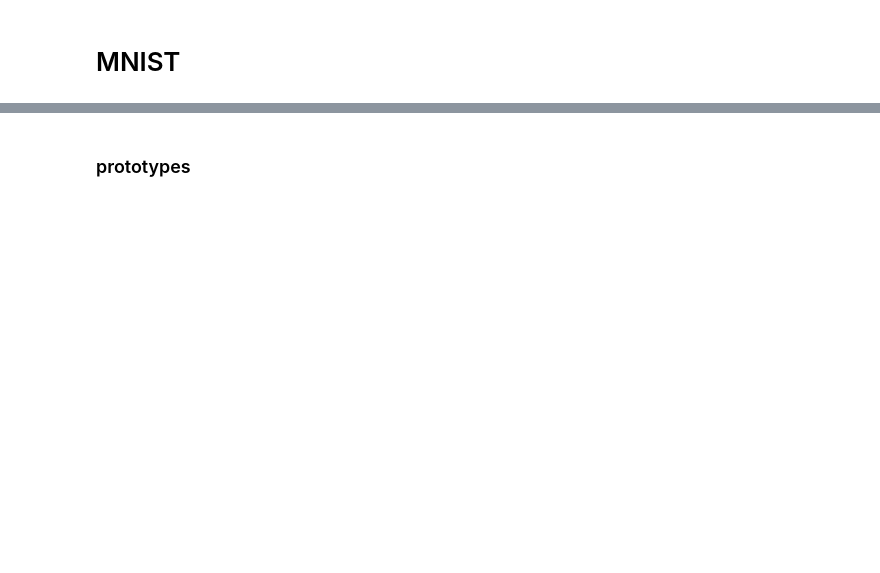
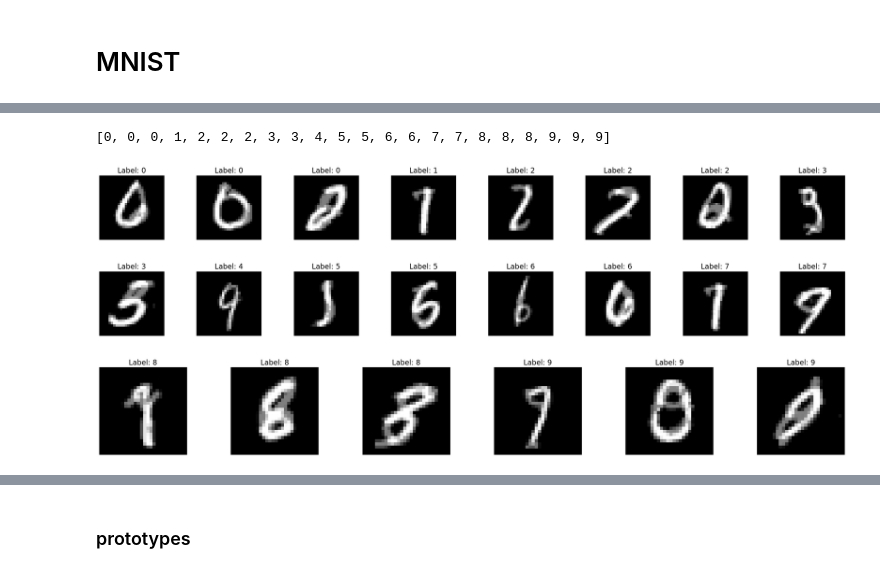
Before and after one commit to jsebastianquiroga/tesis_mapeo_distribucion, a Jupyter notebook: Final/prueba.ipynb, the cells around one changed output, grey strips where cells are left out. Saved outputs shown, nothing was run; the diff lists cells and outputs as text; code cells hidden in the pictures; blank space fills up the shorter version.

```diff
--- a/Final/prueba.ipynb
+++ b/Final/prueba.ipynb
@@ -198,3 +242,3 @@ print(muestra_array2.shape)
 # %%
-%run frontera_v3.ipynb
-frontera = Frontera(muestra_array1,muestra_array2,percentil_min=5, percentil_max=25, N_points_frontera=41)
+%run frontera_v4.ipynb
+frontera = Frontera(muestra_array1,muestra_array2,percentil_min=0, percentil_max=20)
@@ -202,0 +279,19 @@ frontera.frontier()
+# %%
+lab
+# %% [output]
+[0, 0, 0, 1, 2, 2, 2, 3, 3, 4, 5, 5, 6, 6, 7, 7, 8, 8, 8, 9, 9, 9]
+# %%
+display_images(vec[0:8], lab[0:8],num_images=8)
+plt.show()
+# %% [output]
+[figure, added]
+# %%
+display_images(vec[8:16], lab[8:16],num_images=8)
+plt.show()
+# %% [output]
+[figure, added]
+# %%
+display_images(vec[16:], lab[16:],num_images=6)
+plt.show()
+# %% [output]
+[figure, added]
```
Also changed, not shown: parts of 39 cells of this notebook, 27 other files.
